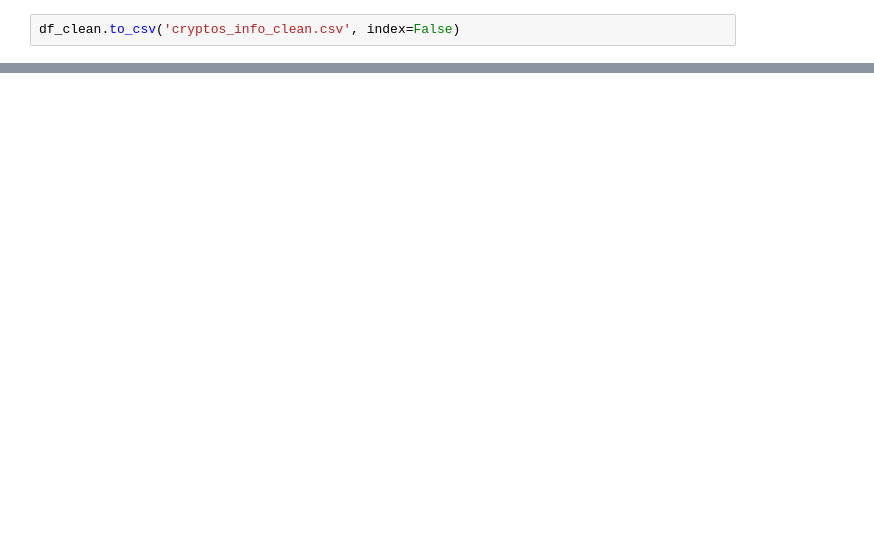
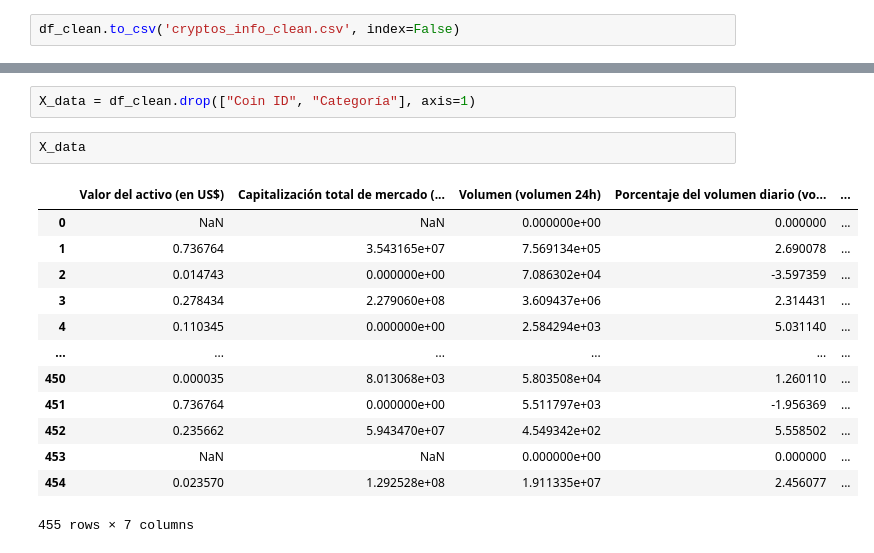
Before and after one commit to EstebanCabreraArbizu/Trabajo_academico-Machine_Learning, a Jupyter notebook: TF_Machine_Learning.ipynb, the cells around one changed output, grey strips where cells are left out. Drawn from its saved outputs; the diff is of its cells as text; blank space fills up the shorter version.

```diff
--- a/TF_Machine_Learning.ipynb
+++ b/TF_Machine_Learning.ipynb
@@ -709,0 +724,18 @@ df_clean.to_csv('cryptos_info_clean.csv', index=False)
+# %%
+X_data = df_clean.drop(["Coin ID", "Categoría"], axis=1)
+# %%
+X_data
+# %% [output]
+|  | Valor del activo (en US$) | Capitalización total de mercado (... | Volumen (volumen 24h) | Porcentaje del volumen diario (vo... | ... |
+| 0 | NaN | NaN | 0.000000e+00 | 0.000000 | ... |
+| 1 | 0.736764 | 3.543165e+07 | 7.569134e+05 | 2.690078 | ... |
+| 2 | 0.014743 | 0.000000e+00 | 7.086302e+04 | -3.597359 | ... |
+| 3 | 0.278434 | 2.279060e+08 | 3.609437e+06 | 2.314431 | ... |
+| 4 | 0.110345 | 0.000000e+00 | 2.584294e+03 | 5.031140 | ... |
+| ... | ... | ... | ... | ... | ... |
+| 450 | 0.000035 | 8.013068e+03 | 5.803508e+04 | 1.260110 | ... |
+| 451 | 0.736764 | 0.000000e+00 | 5.511797e+03 | -1.956369 | ... |
+| 452 | 0.235662 | 5.943470e+07 | 4.549342e+02 | 5.558502 | ... |
+| 453 | NaN | NaN | 0.000000e+00 | 0.000000 | ... |
+| 454 | 0.023570 | 1.292528e+08 | 1.911335e+07 | 2.456077 | ... |
+455 rows × 7 columns
```
Also changed, not shown: parts of 48 cells of this notebook.
